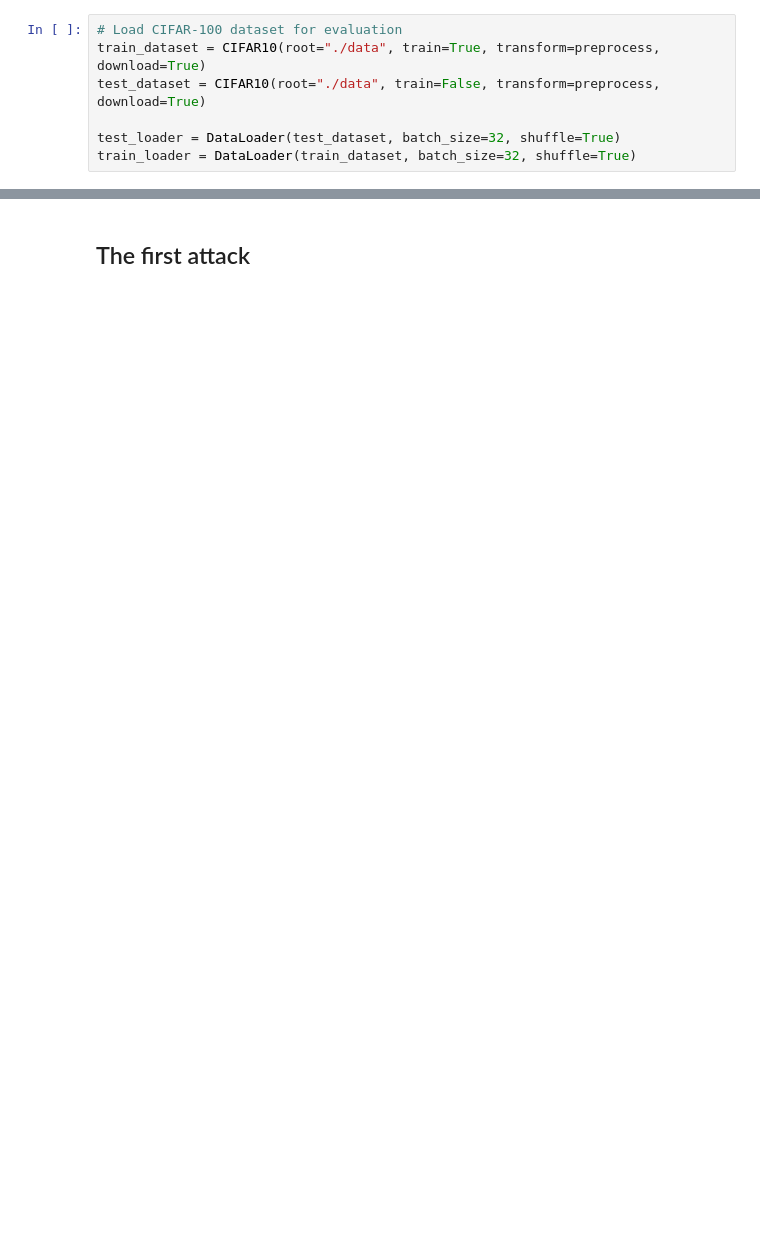
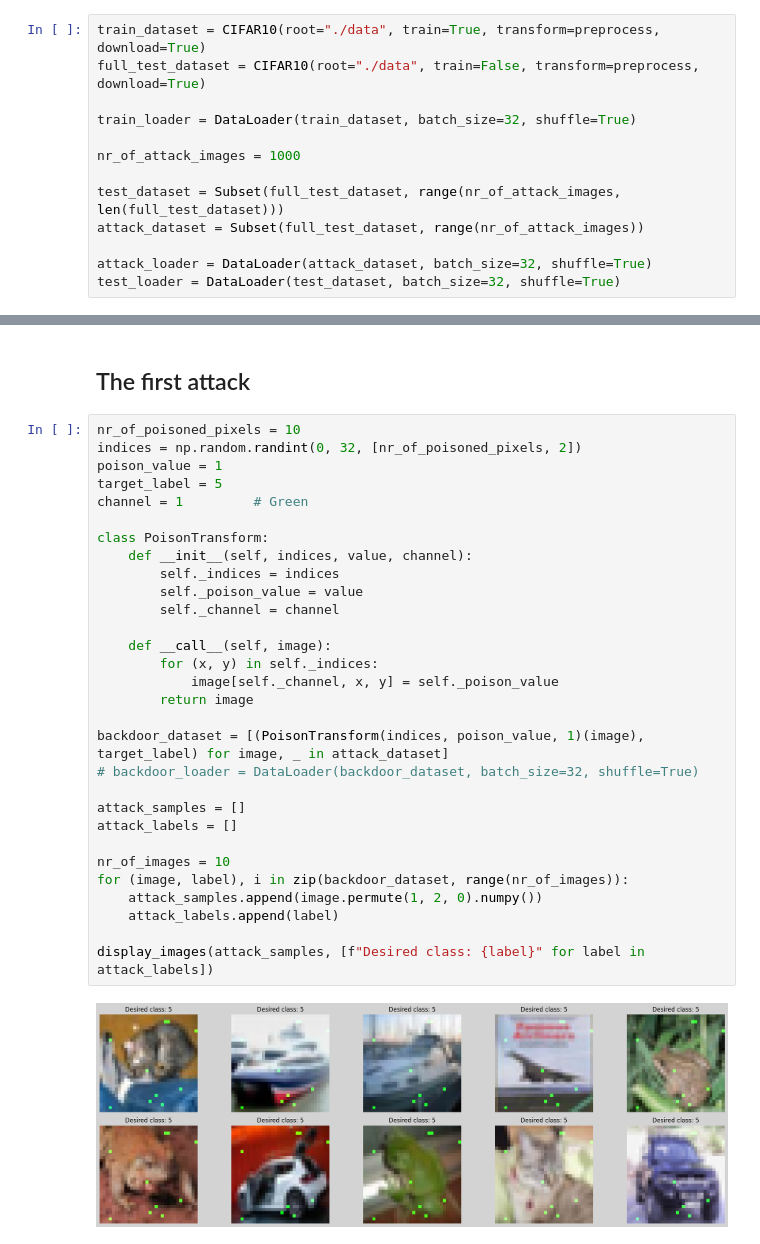
Before and after one commit to Yamin161803/ai_security_project, a Jupyter notebook: final_project.ipynb, the cells around one changed output, grey strips where cells are left out. Saved outputs shown, nothing was run; the diff lists cells and outputs as text; blank space fills up the shorter version.

```diff
--- a/final_project.ipynb
+++ b/final_project.ipynb
@@ -44,7 +46,13 @@ preprocess = transforms.Compose([
 # %%
-# Load CIFAR-100 dataset for evaluation
 train_dataset = CIFAR10(root="./data", train=True, transform=preprocess, download=True)
-test_dataset = CIFAR10(root="./data", train=False, transform=preprocess, download=True)
+full_test_dataset = CIFAR10(root="./data", train=False, transform=preprocess, download=True)
 
+train_loader = DataLoader(train_dataset, batch_size=32, shuffle=True)
+
+nr_of_attack_images = 1000
+
+test_dataset = Subset(full_test_dataset, range(nr_of_attack_images, len(full_test_dataset)))
+attack_dataset = Subset(full_test_dataset, range(nr_of_attack_images))
+
+attack_loader = DataLoader(attack_dataset, batch_size=32, shuffle=True)
 test_loader = DataLoader(test_dataset, batch_size=32, shuffle=True)
-train_loader = DataLoader(train_dataset, batch_size=32, shuffle=True)
@@ -147,3 +214,35 @@ def train(img, label):
     # print(f'Loss: {running_loss:.3f}')
 # %% [markdown]
 ## The first attack
+# %%
+nr_of_poisoned_pixels = 10
+indices = np.random.randint(0, 32, [nr_of_poisoned_pixels, 2])
+poison_value = 1
+target_label = 5
+channel = 1         # Green
+
+class PoisonTransform:
+    def __init__(self, indices, value, channel):
+        self._indices = indices
+        self._poison_value = value
+        self._channel = channel
+
+    def __call__(self, image):
+        for (x, y) in self._indices:
+            image[self._channel, x, y] = self._poison_value
+        return image
+
+backdoor_dataset = [(PoisonTransform(indices, poison_value, 1)(image), target_label) for image, _ in attack_dataset]
+# backdoor_loader = DataLoader(backdoor_dataset, batch_size=32, shuffle=True)
+
+attack_samples = []
+attack_labels = []
+
+nr_of_images = 10
+for (image, label), i in zip(backdoor_dataset, range(nr_of_images)):
+    attack_samples.append(image.permute(1, 2, 0).numpy())
+    attack_labels.append(label)
+
+display_images(attack_samples, [f"Desired class: {label}" for label in attack_labels])
+# %% [output]
+[figure, added]
```
Also changed, not shown: parts of 14 cells of this notebook, 1 other file.
